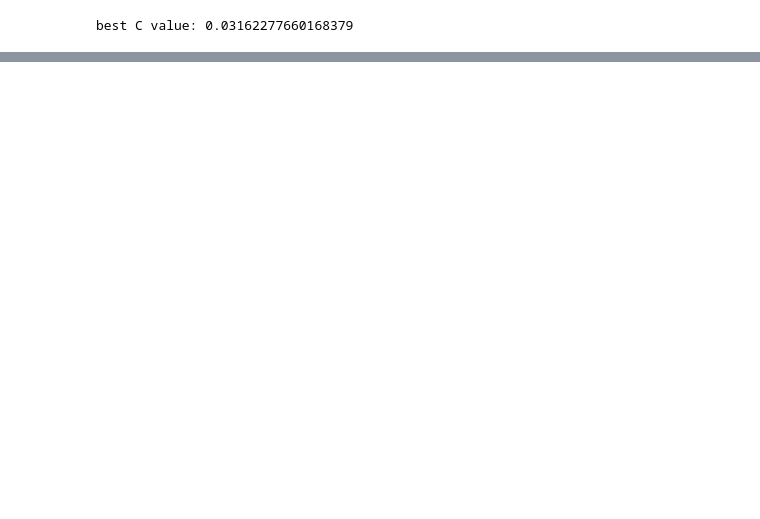
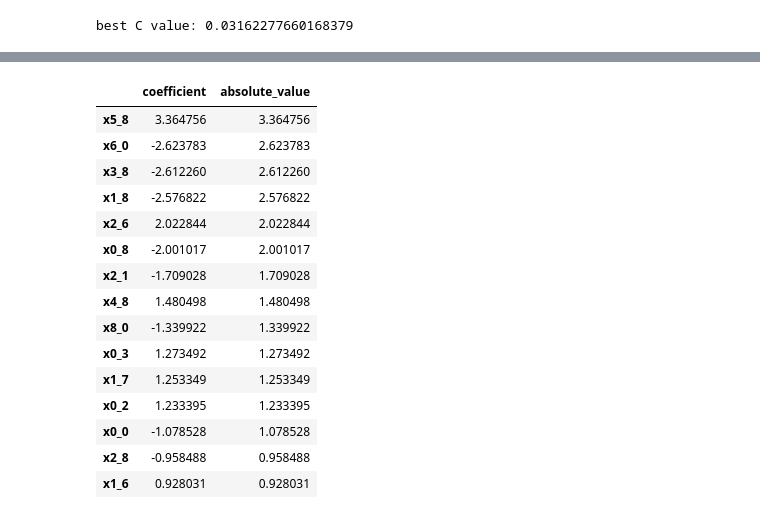
Before and after one commit to hmartin11/DSCI-310-Group-4, a Jupyter notebook: data_analysis.ipynb, the cells around one changed output, grey strips where cells are left out. Saved outputs shown, nothing was run; the diff lists cells and outputs as text; code cells hidden in the pictures; blank space fills up the shorter version.

Commit message:
draft of finished data analysis

```diff
--- a/data_analysis.ipynb
+++ b/data_analysis.ipynb
@@ -275,0 +304,41 @@ best C value: 0.03162277660168379
+# %%
+import eli5
+
+ohe_feature_names = (
+    model.named_steps["columntransformer"]
+    .named_transformers_["onehotencoder"]
+    .get_feature_names()
+    .tolist()
+)
+
+
+feat_names = (numeric_feats + ohe_feature_names)
+# %%
+coefs = {
+    "coefficient": model.named_steps["logisticregression"].coef_[0].tolist(),
+    "absolute_value": np.absolute(
+        model.named_steps["logisticregression"].coef_[0].tolist()
+    ),
+}
+df_coefs = pd.DataFrame(coefs, index=feat_names).sort_values(
+    "absolute_value", ascending=False
+)
+
+df_coefs[:15]
+# %% [output]
+|  | coefficient | absolute_value |
+| x5_8 | 3.364756 | 3.364756 |
+| x6_0 | -2.623783 | 2.623783 |
+| x3_8 | -2.612260 | 2.612260 |
+| x1_8 | -2.576822 | 2.576822 |
+| x2_6 | 2.022844 | 2.022844 |
+| x0_8 | -2.001017 | 2.001017 |
+| x2_1 | -1.709028 | 1.709028 |
+| x4_8 | 1.480498 | 1.480498 |
+| x8_0 | -1.339922 | 1.339922 |
+| x0_3 | 1.273492 | 1.273492 |
+| x1_7 | 1.253349 | 1.253349 |
+| x0_2 | 1.233395 | 1.233395 |
+| x0_0 | -1.078528 | 1.078528 |
+| x2_8 | -0.958488 | 0.958488 |
+| x1_6 | 0.928031 | 0.928031 |
```
Also changed, not shown: parts of 19 cells of this notebook.
